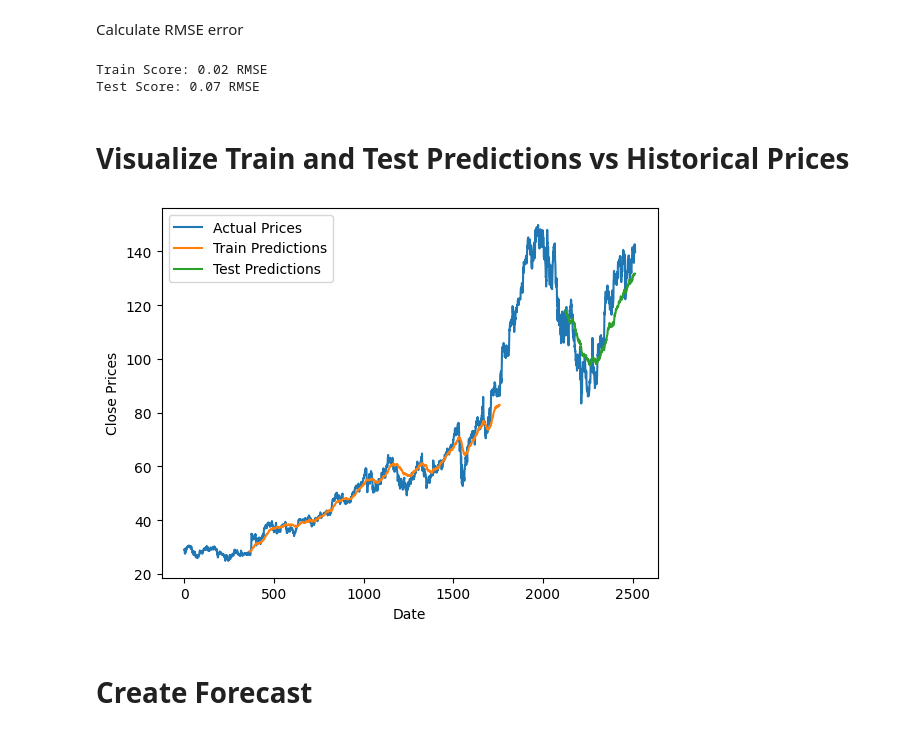
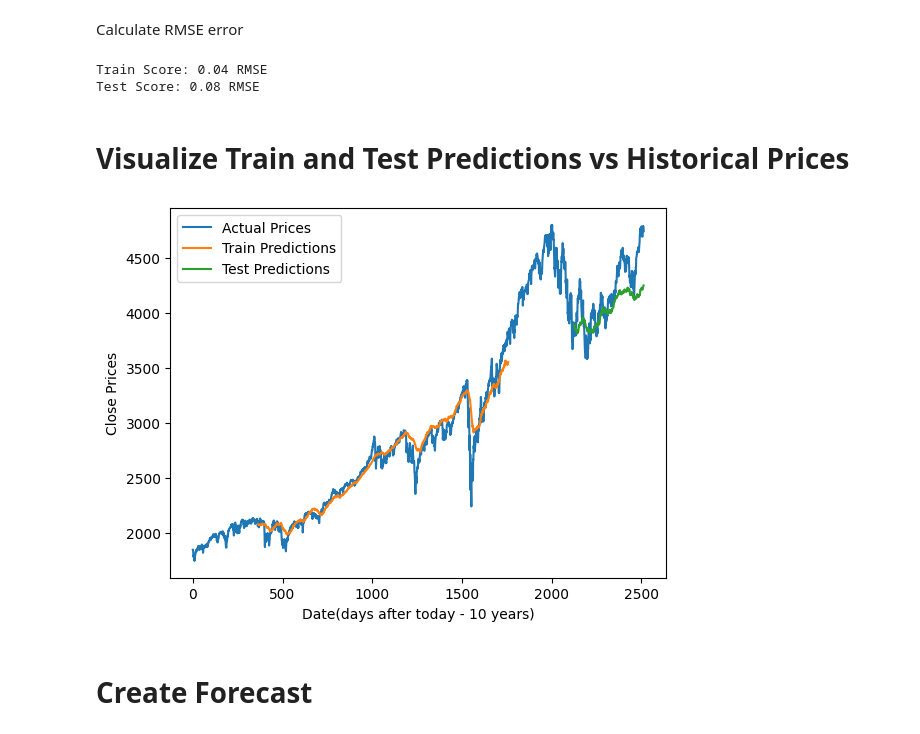
Before and after one commit to liamjdavis/Stock-Forecasters, a Jupyter notebook: LSTM.ipynb, the cells around one changed output. Saved outputs shown, nothing was run; the diff lists cells and outputs as text; code cells hidden in the pictures.

```diff
--- a/LSTM.ipynb
+++ b/LSTM.ipynb
@@ -15,7 +15,7 @@ import matplotlib.pyplot as plt
 import seaborn as sns
 # %%
 # stock ticker to visualize
-ticker = 'GOOGL'
+ticker = '^SPX'
 
 # fetch last 10 years of close prices with yfinance
 startDate = datetime.now() - timedelta(days=365 * 10)
@@ -147,33 +147,33 @@ print('Train Score: %.2f RMSE' % (train_score))
 test_score = np.sqrt(mean_squared_error(y_test, test_predict))
 print('Test Score: %.2f RMSE' % (test_score))
 # %% [output]
-Train Score: 0.02 RMSE
-Test Score: 0.07 RMSE
+Train Score: 0.04 RMSE
+Test Score: 0.08 RMSE
 # %% [markdown]
 # Visualize Train and Test Predictions vs Historical Prices
 # %%
 # inverse transform predictions
 train_predict = scaler.inverse_transform(train_predict)
 test_predict = scaler.inverse_transform(test_predict)
 
 # shift train predictions for plotting
 trainPredictPlot = np.empty_like(prices)
 trainPredictPlot[:, :] = np.nan
 trainPredictPlot[lookback:len(train_predict)+lookback, :] = train_predict
 
 # shift test predictions for plotting
 testPredictPlot = np.empty_like(prices)
 testPredictPlot[:, :] = np.nan
 testPredictPlot[len(train_predict)+(lookback*2)+1:len(prices)-1, :] = test_predict
 
 plt.plot(scaler.inverse_transform(prices), label='Actual Prices')
 plt.plot(trainPredictPlot, label='Train Predictions')
 plt.plot(testPredictPlot, label='Test Predictions')
 plt.ylabel('Close Prices')
-plt.xlabel('Date')
+plt.xlabel('Date(days after today - 10 years)')
 plt.legend()
 plt.show()
 # %% [output]
-[figure, old version]
+[figure, new version]
 # %% [markdown]
 # Create Forecast
```
Also changed, not shown: parts of 7 cells of this notebook.
